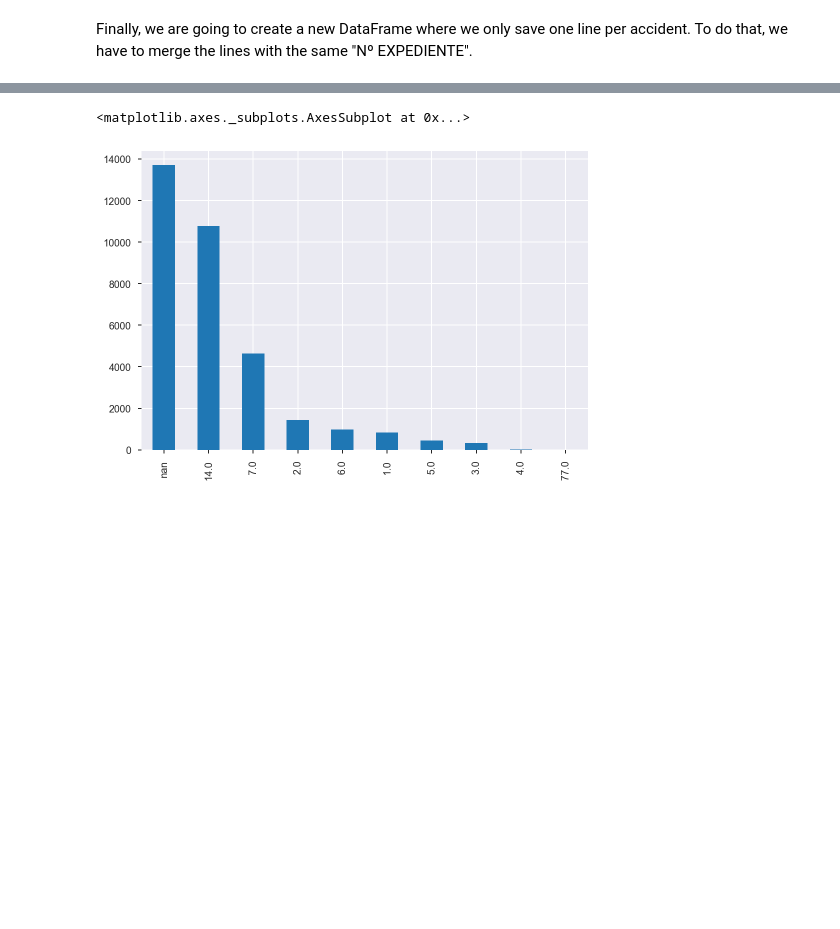
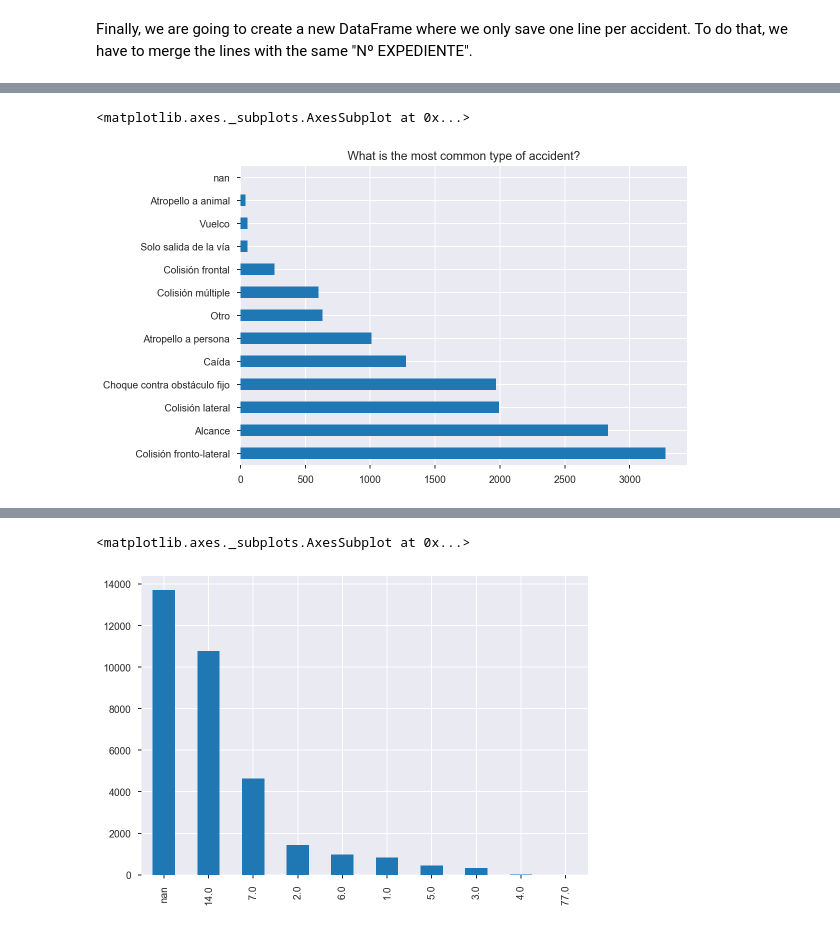
Before and after one commit to pablorodriper/madrid-open-data, a Jupyter notebook: traffic_accidents.ipynb, the cells around one changed output, grey strips where cells are left out. Drawn from its saved outputs; the diff is of its cells as text; code cells hidden in the pictures; blank space fills up the shorter version.

```diff
--- a/traffic_accidents.ipynb
+++ b/traffic_accidents.ipynb
@@ -112,0 +115,5 @@ df_reduced['DISTRITO'].value_counts(dropna=False).plot.barh()
+# %%
+df_reduced['TIPO ACCIDENTE'].value_counts(dropna=False).plot.barh(title="What is the most common type of accident?")
+# %% [output]
+<matplotlib.axes._subplots.AxesSubplot at 0x...>
+[figure, added]
```
Also changed, not shown: parts of 18 cells of this notebook.
